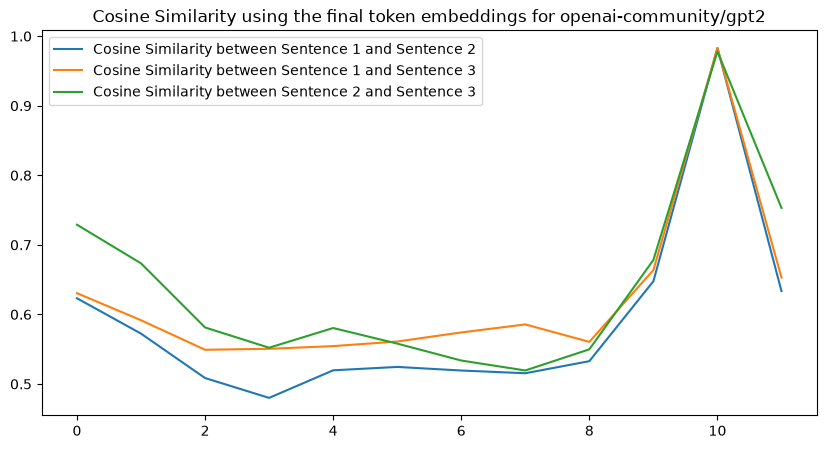
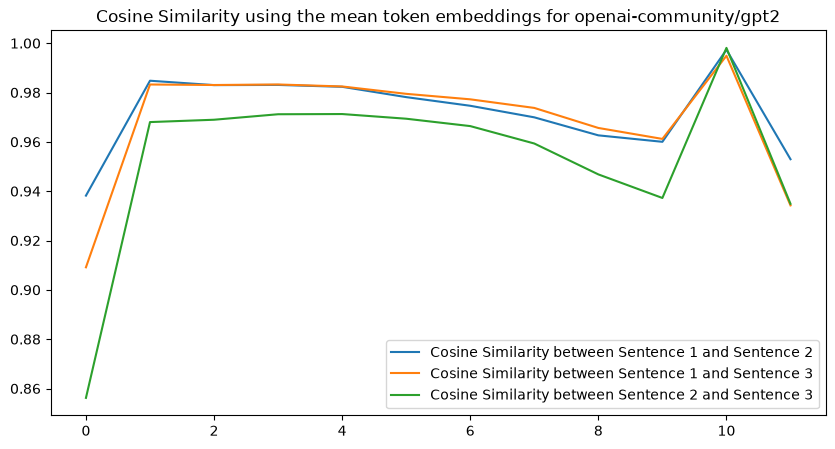
Code edit (unified diff) that turned the first committed figure into the second:
--- before
+++ after
@@ -5,5 +5,8 @@
 plt.plot(CosSim_13, label='Cosine Similarity between Sentence 1 and Sentence 3')
 plt.plot(CosSim_23, label='Cosine Similarity between Sentence 2 and Sentence 3')
-plt.title(f'Cosine Similarity using the final token embeddings for {model_name}')
+plt.title(f'Cosine Similarity using the mean token embeddings for {model_name}')
 plt.legend()
+plt.savefig('figures/CosineSimilarityMeanTokenEmbeddings_GPT2.png')
+plt.savefig('figures/CosineSimilarityMeanTokenEmbeddings_GPT2.eps')
 plt.show()
+plt.close()

Commit: updates